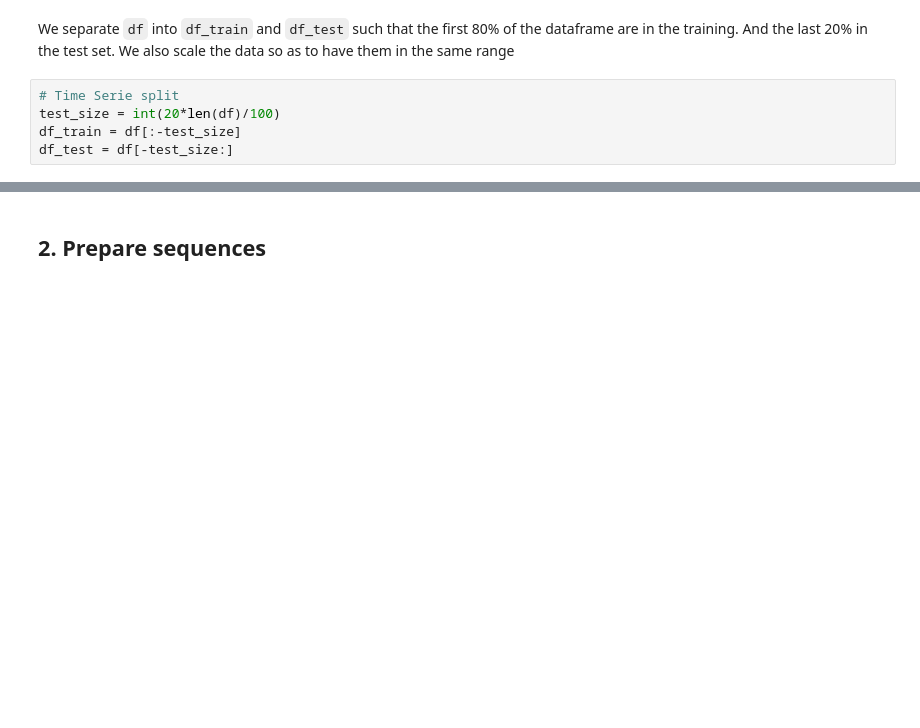
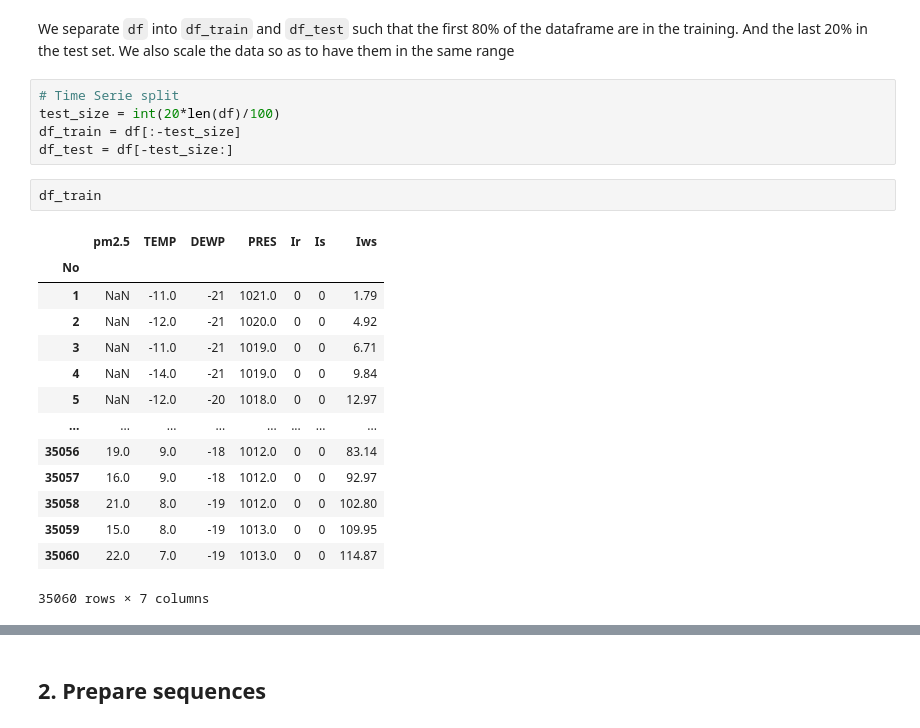
Before and after one commit to lilifull/brief_28_excuse.com, a Jupyter notebook: Mission_4/predict_air_pollution_II.ipynb, the cells around one changed output, grey strips where cells are left out. Drawn from its saved outputs; the diff is of its cells as text; blank space fills up the shorter version.

```diff
--- a/Mission_4/predict_air_pollution_II.ipynb
+++ b/Mission_4/predict_air_pollution_II.ipynb
@@ -65,6 +49,23 @@ We separate `df` into `df_train` and `df_test` such that the first 80% of the da
 test_size = int(20*len(df)/100)
 df_train = df[:-test_size]
 df_test = df[-test_size:]
+# %%
+df_train
+# %% [output]
+|  | pm2.5 | TEMP | DEWP | PRES | Ir | Is | Iws |
+| No |  |  |  |  |  |  |  |
+| 1 | NaN | -11.0 | -21 | 1021.0 | 0 | 0 | 1.79 |
+| 2 | NaN | -12.0 | -21 | 1020.0 | 0 | 0 | 4.92 |
+| 3 | NaN | -11.0 | -21 | 1019.0 | 0 | 0 | 6.71 |
+| 4 | NaN | -14.0 | -21 | 1019.0 | 0 | 0 | 9.84 |
+| 5 | NaN | -12.0 | -20 | 1018.0 | 0 | 0 | 12.97 |
+| ... | ... | ... | ... | ... | ... | ... | ... |
+| 35056 | 19.0 | 9.0 | -18 | 1012.0 | 0 | 0 | 83.14 |
+| 35057 | 16.0 | 9.0 | -18 | 1012.0 | 0 | 0 | 92.97 |
+| 35058 | 21.0 | 8.0 | -19 | 1012.0 | 0 | 0 | 102.80 |
+| 35059 | 15.0 | 8.0 | -19 | 1013.0 | 0 | 0 | 109.95 |
+| 35060 | 22.0 | 7.0 | -19 | 1013.0 | 0 | 0 | 114.87 |
+35060 rows × 7 columns
 # %%
 # Scale with MinMaxScale
 from sklearn.preprocessing import MinMaxScaler
```
Also changed, not shown: parts of 16 cells of this notebook, 1 other file.
